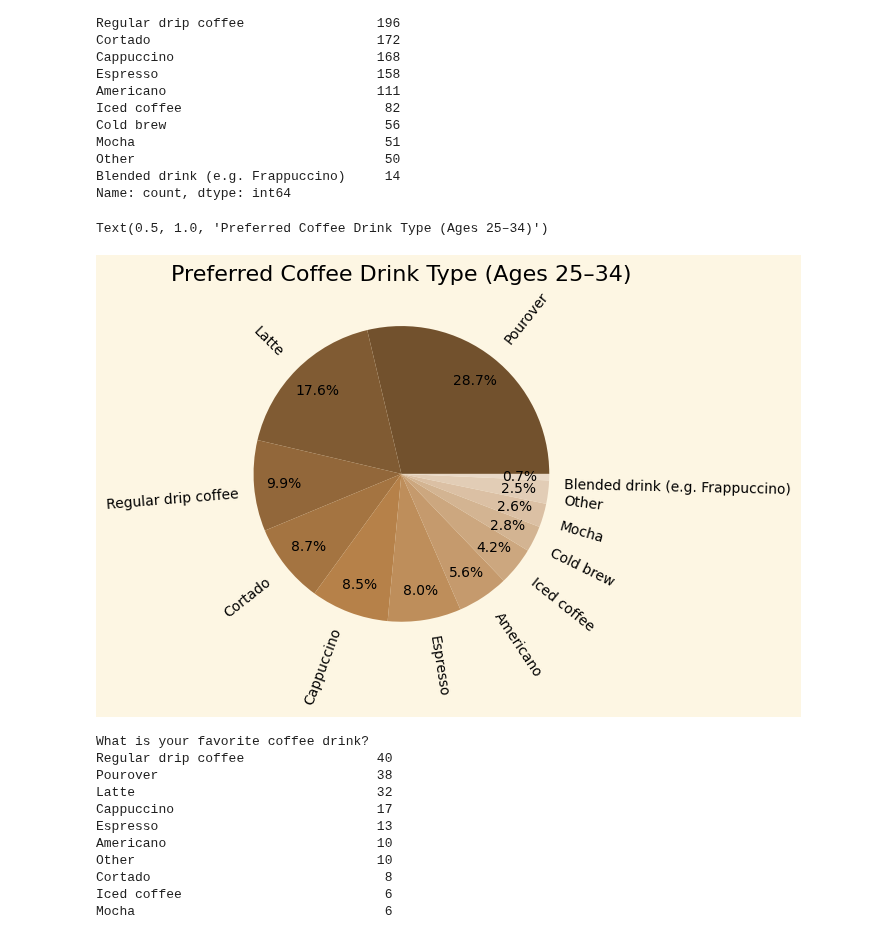
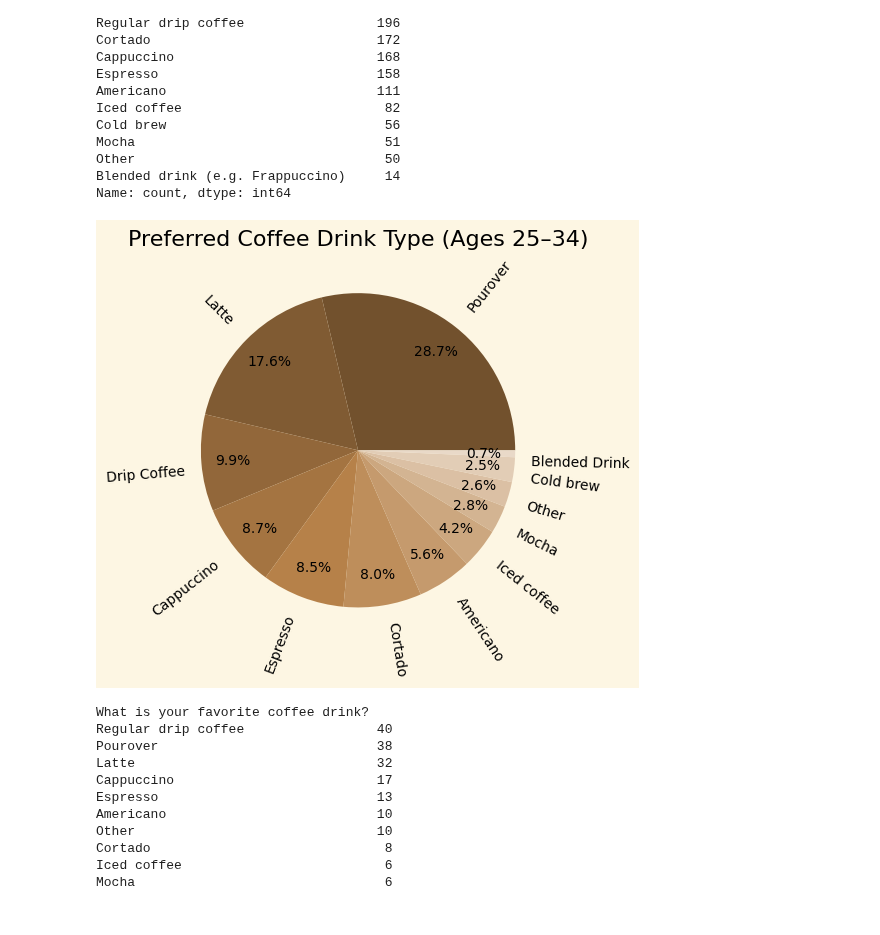
Before and after one commit to peterjungers/coffee_survey, a Jupyter notebook: coffee_survey.ipynb, the cells around one changed output. Drawn from its saved outputs; the diff is of its cells as text; code cells hidden in the pictures.

```diff
--- a/coffee_survey.ipynb
+++ b/coffee_survey.ipynb
@@ -138,4 +177,14 @@ Other                                114
 Cold brew                            109
 Blended drink (e.g. Frappuccino)      45
 Name: count, dtype: int64
+# %%
+drink_col_value_counts_all = (df["What is your favorite coffee drink?"].value_counts())
+
+pie_drink_labels = []
+for v in drink_col_value_counts_all.index:
+    if v == "Regular drip coffee":
+        v = "Drip Coffee"
+    elif v == "Blended drink (e.g. Frappuccino)":
+        v = "Blended Drink"
+    pie_drink_labels.append(v)
 # %%
@@ -174,21 +223,21 @@ Other                                50
 Blended drink (e.g. Frappuccino)     14
 Name: count, dtype: int64
 # %%
-coffee_pref_counts_25 = age_group.get_group("25-34 years old")["What is your favorite coffee drink?"].value_counts()
+drink_col_value_counts_25 = age_group.get_group("25-34 years old")["What is your favorite coffee drink?"].value_counts()
 
-plt.pie(coffee_pref_counts_25,
-        labels=coffee_pref_counts_25.index,
+plt.pie(drink_col_value_counts_25,
+        labels=pie_drink_labels,
         rotatelabels=True,
         autopct="%1.1f%%",
         pctdistance=.8,
         colors=colors)
 
 plt.title("Preferred Coffee Drink Type (Ages 25–34)")
+plt.tight_layout()
 
-# plt.savefig("age.png")
+plt.savefig("drink_ages_25.png")
 # %% [output]
-Text(0.5, 1.0, 'Preferred Coffee Drink Type (Ages 25–34)')
-[figure, old version]
+[figure, new version]
 # %%
 age_group.get_group("55-64 years old")["What is your favorite coffee drink?"].value_counts()
 # %% [output]
```
Also changed, not shown: parts of 10 cells of this notebook.
